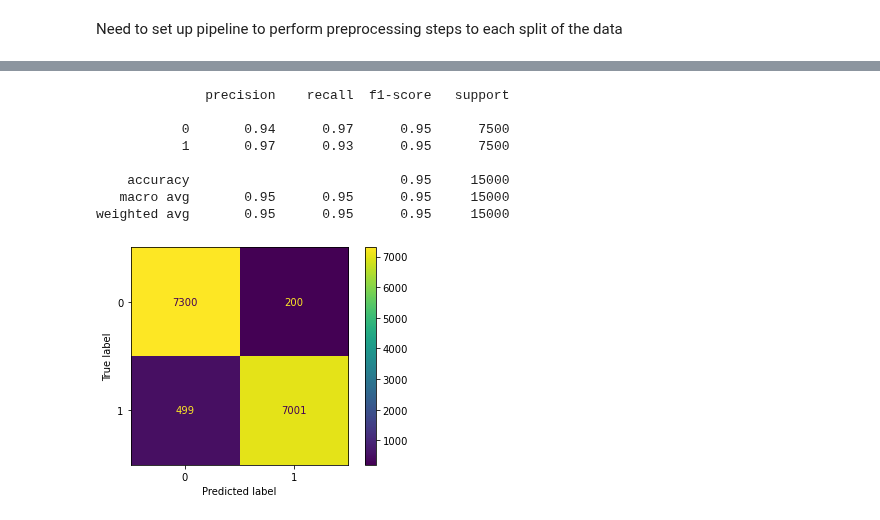
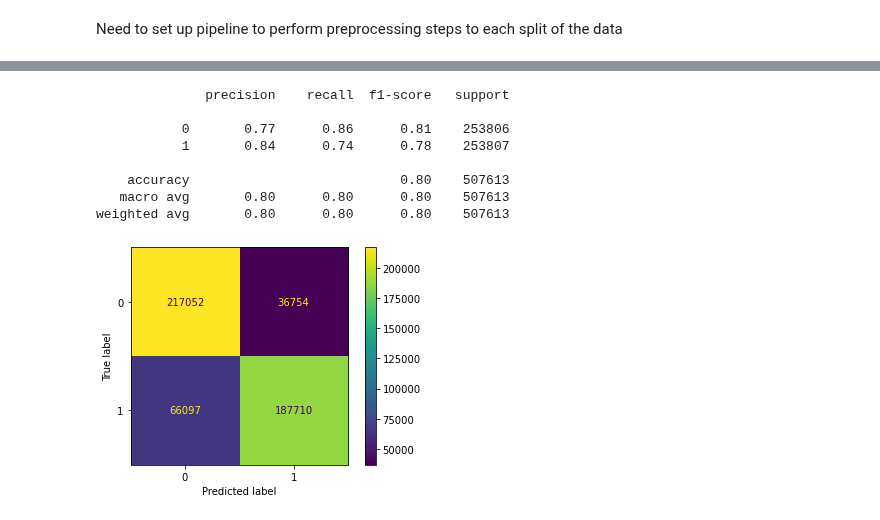
Before and after one commit to gcburgess/Cyberbullying_Detector, a Jupyter notebook: notebooks/03-pipelines-and-models.ipynb, the cells around one changed output, grey strips where cells are left out. Drawn from its saved outputs; the diff is of its cells as text; code cells hidden in the pictures.

```diff
--- a/notebooks/03-pipelines-and-models.ipynb
+++ b/notebooks/03-pipelines-and-models.ipynb
@@ -166,2 +154,0 @@ subpipe_text = Pipeline(steps=[
-# %%
-tmp = subpipe_text.fit_transform(X_train)
@@ -200,6 +173,8 @@ class ModelWithCV():
         self.cv_mean = None
         self.cv_median = None
         self.cv_std = None
+        self.cv_preds = None
+
         #
         if cv_now:
             self.cross_validate()
@@ -224,6 +199,32 @@ class ModelWithCV():
         self.cv_mean = np.mean(self.cv_results)
         self.cv_median = np.median(self.cv_results)
         self.cv_std = np.std(self.cv_results)
+
+
+    def plot_cv_confusion_matrix(self, X=None, y=None, kfolds=10):
+        '''
+        Plot confusion matrix using predictions obtained by cross-validation (using cross_val_predict)
+
+        Args:
+          X:
+            Optional; Training data to perform CV on. Otherwise use X from object
+          y:
+            Optional; Training data to perform CV on. Otherwise use y from object
+          kfolds:
+            Optional; Number of folds for CV (default is 10)
+        '''
+
+        cv_X = X if X else self.X
+        cv_y = y if y else self.y
+
+        self.cv_preds = cross_val_predict(self.model, cv_X, cv_y, cv=kfolds)
+
+        #labels=self.model.classes_
+        labels=[0,1]
+        cm = confusion_matrix(cv_y, self.cv_preds, labels=labels)
+        disp = ConfusionMatrixDisplay(confusion_matrix=cm, display_labels=labels)
+        disp.plot();
+
 
 
     def print_cv_summary(self):
@@ -308,22 +301,15 @@ CV Results for `logreg_defaults_model_pipe` model:
 # %%
-logreg_model_pipe.fit(X_train, y_train)
-y_pred = logreg_model_pipe.predict(X_train)
+logreg_defaults_cv.plot_cv_confusion_matrix();
 
 # print the classification report to see model metrics
-print(classification_report(y_train, y_pred, zero_division=0))
-
-labels=logreg_model_pipe.classes_
-cm = confusion_matrix(y_train, y_pred, labels=labels)
-disp = ConfusionMatrixDisplay(confusion_matrix=cm,
-                              display_labels=labels)
-disp.plot();
+print(classification_report(y_train, logreg_defaults_cv.cv_preds, zero_division=0))
 # %% [output]
               precision    recall  f1-score   support
 
-           0       0.94      0.97      0.95      7500
-           1       0.97      0.93      0.95      7500
+           0       0.77      0.86      0.81    253806
+           1       0.84      0.74      0.78    253807
 
-    accuracy                           0.95     15000
-   macro avg       0.95      0.95      0.95     15000
-weighted avg       0.95      0.95      0.95     15000
+    accuracy                           0.80    507613
+   macro avg       0.80      0.80      0.80    507613
+weighted avg       0.80      0.80      0.80    507613
-[figure, old version]
+[figure, new version]
```
Also changed, not shown: parts of 25 cells of this notebook.
